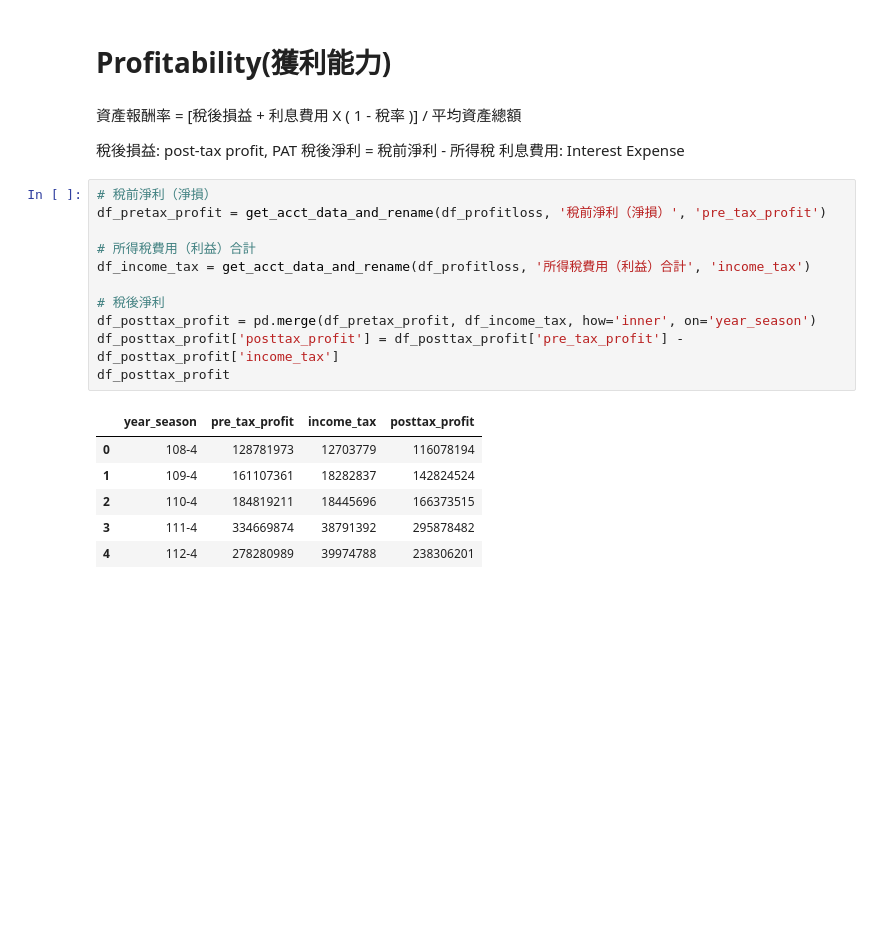
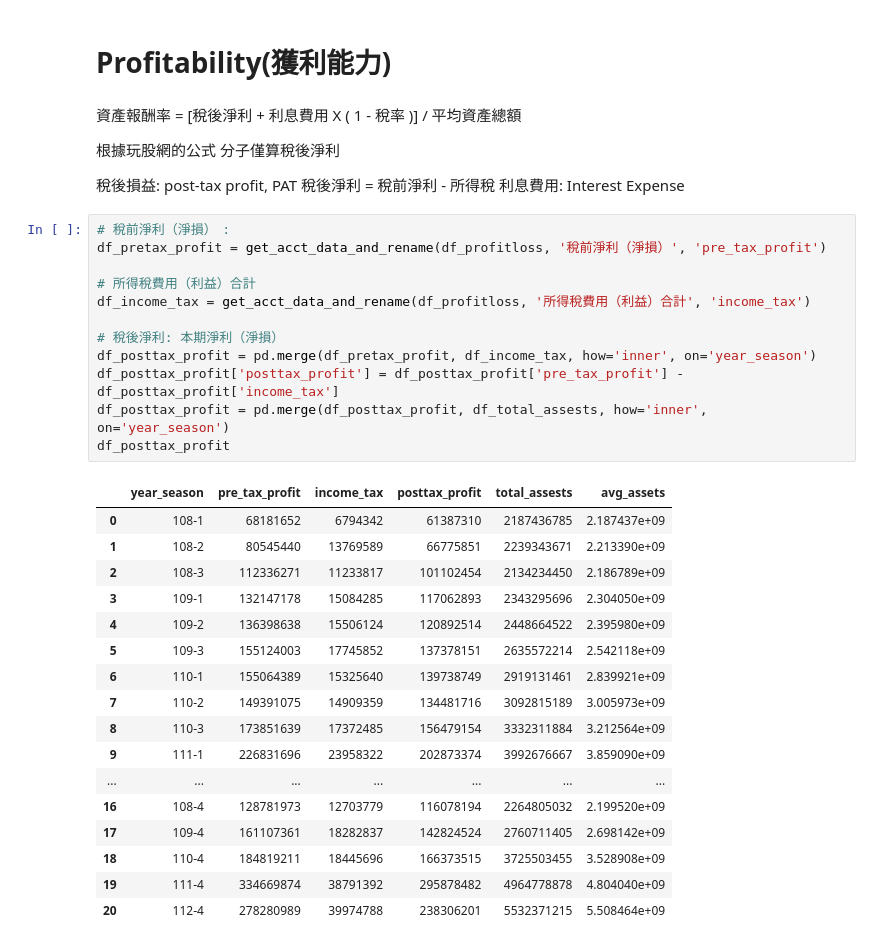
Before and after one commit to chiseanchang0727/financial-report-crawler, a Jupyter notebook: fc_report_analysis.ipynb, the cells around one changed output. Cells and saved outputs as stored; diff of their text form; blank space fills up the shorter version.

```diff
--- a/fc_report_analysis.ipynb
+++ b/fc_report_analysis.ipynb
@@ -486,26 +791,41 @@ df_fixed_assets_turnover
 # %% [markdown]
 # Profitability(獲利能力)
 # %% [markdown]
-資產報酬率 = [稅後損益 + 利息費用 X ( 1 - 稅率 )] / 平均資產總額
+資產報酬率 = [稅後淨利 + 利息費用 X ( 1 - 稅率 )] / 平均資產總額
+
+根據玩股網的公式
+分子僅算稅後淨利
 
 稅後損益: post-tax profit, PAT
 稅後淨利 = 稅前淨利 - 所得稅
 利息費用: Interest Expense
 # %%
-# 稅前淨利（淨損）
+# 稅前淨利（淨損）	:
 df_pretax_profit = get_acct_data_and_rename(df_profitloss, '稅前淨利（淨損）', 'pre_tax_profit')
 
 # 所得稅費用（利益）合計
 df_income_tax = get_acct_data_and_rename(df_profitloss, '所得稅費用（利益）合計', 'income_tax')
 
-# 稅後淨利
+# 稅後淨利: 本期淨利（淨損）
 df_posttax_profit = pd.merge(df_pretax_profit, df_income_tax, how='inner', on='year_season')
 df_posttax_profit['posttax_profit'] = df_posttax_profit['pre_tax_profit'] - df_posttax_profit['income_tax']
+df_posttax_profit = pd.merge(df_posttax_profit, df_total_assests, how='inner', on='year_season')
 df_posttax_profit
 # %% [output]
-|  | year_season | pre_tax_profit | income_tax | posttax_profit |
-| 0 | 108-4 | 128781973 | 12703779 | 116078194 |
-| 1 | 109-4 | 161107361 | 18282837 | 142824524 |
-| 2 | 110-4 | 184819211 | 18445696 | 166373515 |
-| 3 | 111-4 | 334669874 | 38791392 | 295878482 |
-| 4 | 112-4 | 278280989 | 39974788 | 238306201 |
+|  | year_season | pre_tax_profit | income_tax | posttax_profit | total_assests | avg_assets |
+| 0 | 108-1 | 68181652 | 6794342 | 61387310 | 2187436785 | 2.187437e+09 |
+| 1 | 108-2 | 80545440 | 13769589 | 66775851 | 2239343671 | 2.213390e+09 |
+| 2 | 108-3 | 112336271 | 11233817 | 101102454 | 2134234450 | 2.186789e+09 |
+| 3 | 109-1 | 132147178 | 15084285 | 117062893 | 2343295696 | 2.304050e+09 |
+| 4 | 109-2 | 136398638 | 15506124 | 120892514 | 2448664522 | 2.395980e+09 |
+| 5 | 109-3 | 155124003 | 17745852 | 137378151 | 2635572214 | 2.542118e+09 |
+| 6 | 110-1 | 155064389 | 15325640 | 139738749 | 2919131461 | 2.839921e+09 |
+| 7 | 110-2 | 149391075 | 14909359 | 134481716 | 3092815189 | 3.005973e+09 |
+| 8 | 110-3 | 173851639 | 17372485 | 156479154 | 3332311884 | 3.212564e+09 |
+| 9 | 111-1 | 226831696 | 23958322 | 202873374 | 3992676667 | 3.859090e+09 |
+| ... | ... | ... | ... | ... | ... | ... |
+| 16 | 108-4 | 128781973 | 12703779 | 116078194 | 2264805032 | 2.199520e+09 |
+| 17 | 109-4 | 161107361 | 18282837 | 142824524 | 2760711405 | 2.698142e+09 |
+| 18 | 110-4 | 184819211 | 18445696 | 166373515 | 3725503455 | 3.528908e+09 |
+| 19 | 111-4 | 334669874 | 38791392 | 295878482 | 4964778878 | 4.804040e+09 |
+| 20 | 112-4 | 278280989 | 39974788 | 238306201 | 5532371215 | 5.508464e+09 |
```
Also changed, not shown: parts of 36 cells of this notebook.
